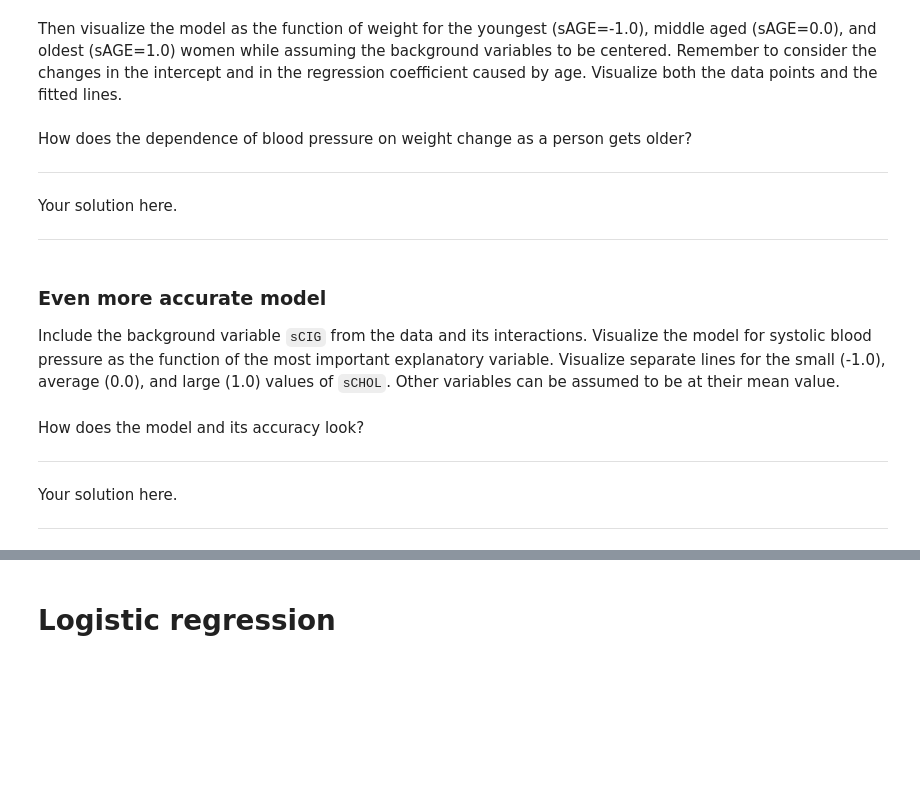
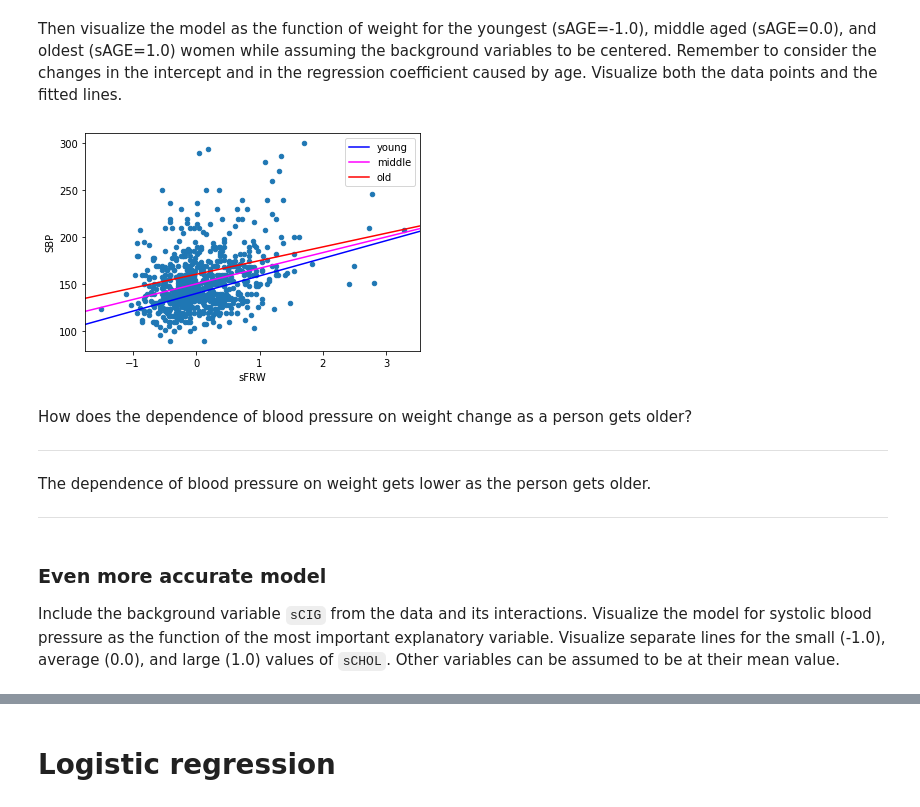
Before and after one commit to nopomi/hy-data-analysis-python-2019, a Jupyter notebook: hy-data-analysis-with-python-2020/part08-e01_regression/src/project_notebook_regression_analysis.ipynb, the cells around one changed output, grey strips where cells are left out. Saved outputs shown, nothing was run; the diff lists cells and outputs as text; code cells hidden in the pictures; blank space fills up the shorter version.

Commit message:
completed part 8 exercises up until 11

```diff
--- a/hy-data-analysis-with-python-2020/part08-e01_regression/src/project_notebook_regression_analysis.ipynb
+++ b/hy-data-analysis-with-python-2020/part08-e01_regression/src/project_notebook_regression_analysis.ipynb
@@ -65,6 +65,6 @@ Add to the DataFrame the scaled versions of all the continuous variables (with f
 # %%
 # exercise 3
 for c in fram:
-    if (fram[c].dtype != object) & (c != "ID"):
+    if (fram[c].dtype != object) & (c != "ID") & (c != "SBP"):
         fram["s" + c] = rescale(fram[c])
 fram.head()
@@ -71,27 +79,2 @@ fram.head()
 # %% [markdown]
 Form a model that predicts systolic blood pressure using weight, gender, and cholesterol level as explanatory variables. Store the fitted model in variable named `fit`.
-# %%
-# exercise 4
-
-
-fram["mSEX"] = fram["SEX"].map({"female":0, "male":1})
-
-model = LinearRegression()
-X = fram[["sCHOL"]]
-y = fram["sSBP"]
-fit = model.fit(X, y)
-print(f"Coefficients with chol only: {fit.coef_}")
-print(f"Score with chol only: {fit.score(X,y):.2%}")
-
-model = LinearRegression()
-X = fram[["sCHOL", "sFRW"]]
-y = fram["sSBP"]
-fit = model.fit(X, y)
-print(f"Coefficients with chol and weight: {fit.coef_}")
-print(f"Score with chol and weight: {fit.score(X,y):.2%}")
-
-X = fram[["mSEX", "sFRW","sCHOL"]]
-y = fram["sSBP"]
-fit = model.fit(X, y)
-print(f"Coefficients with sex, weight and chol: {fit.coef_}")
-print(f"Score with sex and chol: {fit.score(X,y):.2%}")
@@ -137,0 +139,4 @@ Score with all variables: 66.25%
+# %%
+# exercise 6
+fit = smf.ols('SBP ~ sFRW + SEX + sFRW:SEX + sCHOL + sCHOL:sFRW + sCHOL:SEX + sAGE + sAGE:sFRW + sAGE:SEX + sAGE:sCHOL', data=fram).fit()
+print(fit.summary())
@@ -143,8 +163,18 @@ plt.scatter()
+# %%
+# exercise 7
+p = fit.params
+fram[fram.SEX=="female"].plot.scatter("sFRW", "SBP")
+abline_plot(intercept=p.Intercept - p["sAGE"], slope=p.sFRW - p["sAGE:sFRW"], ax=plt.gca(), color="blue", label="young")
+abline_plot(intercept=p.Intercept, slope=p.sFRW, ax=plt.gca(), color="magenta", label="middle")
+abline_plot(intercept=p.Intercept + p["sAGE"], slope=p.sFRW + p["sAGE:sFRW"], ax=plt.gca(), color="red", label="old")
+plt.legend();
+# %% [output]
+[figure, added]
 # %% [markdown]
 How does the dependence of blood pressure on weight change as a person gets older?
 ***
 
-Your solution here.
+The dependence of blood pressure on weight gets lower as the person gets older.
 
 ***
 # %% [markdown]
@@ -157,8 +183,0 @@ Include the background variable `sCIG` from the data and its interactions. Visua
-# %% [markdown]
-How does the model and its accuracy look?
-
-***
-
-Your solution here.
-
-***
```
Also changed, not shown: parts of 19 cells of this notebook.
